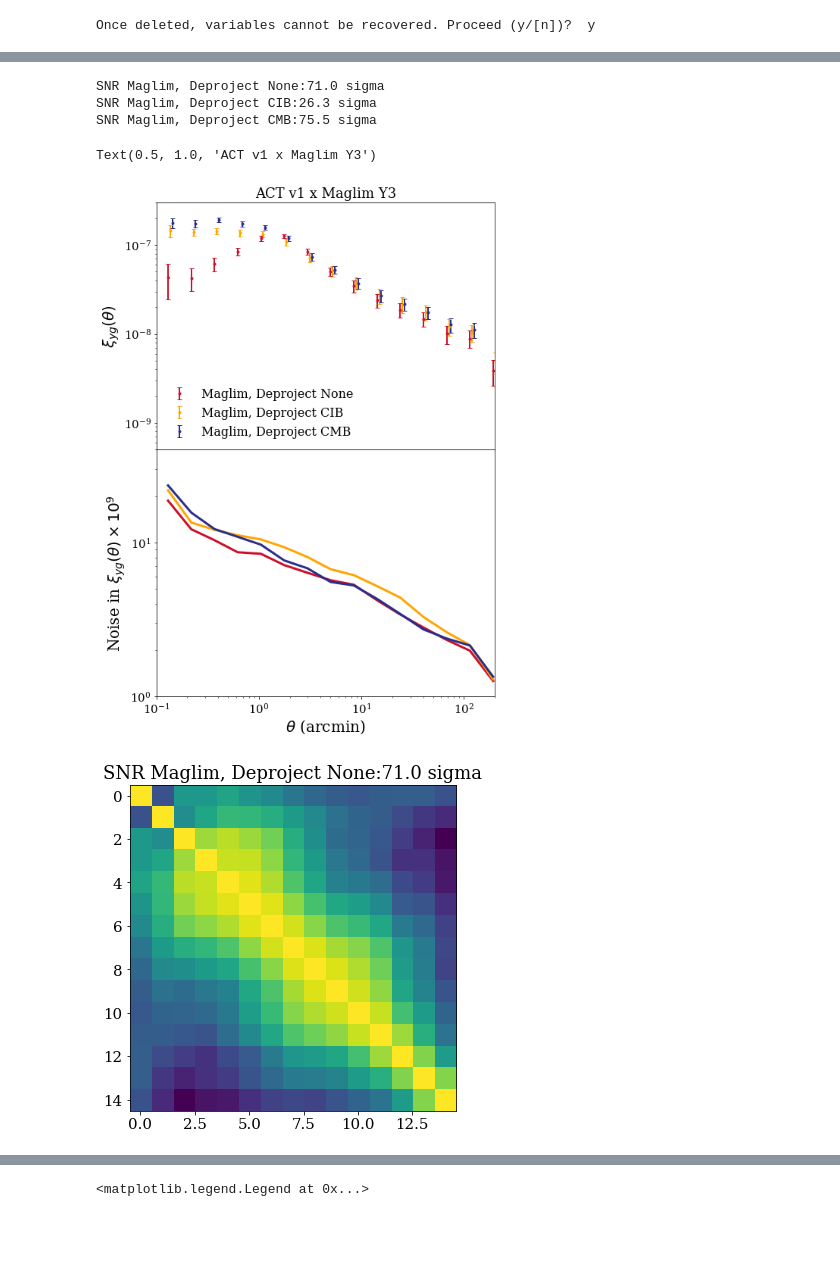
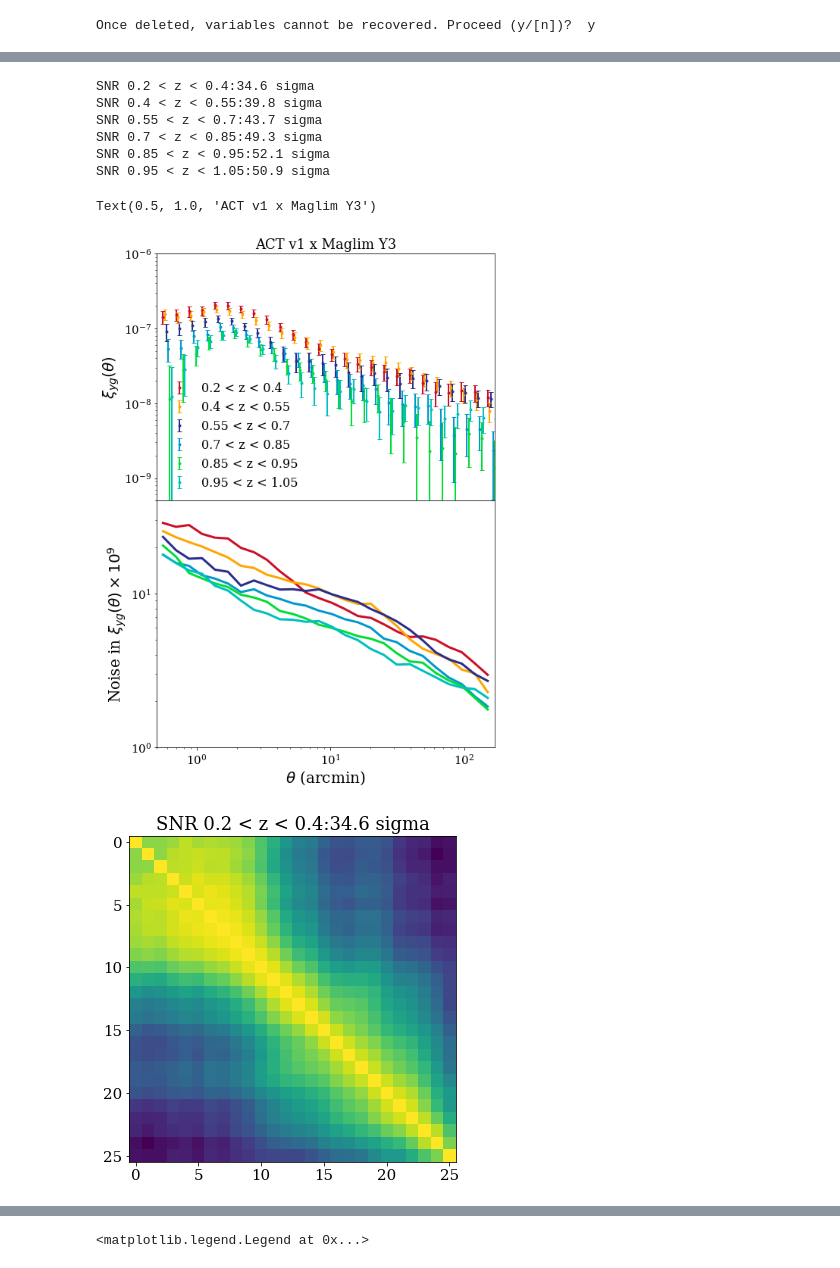
Before and after one commit to shivampcosmo/ACTxDESY3, a Jupyter notebook: src/process_cats/correlate_dy_actxdesy3.ipynb, the cells around one changed output, grey strips where cells are left out. Cells and saved outputs as stored; diff of their text form; code cells hidden in the pictures; blank space fills up the shorter version.

```diff
--- a/src/process_cats/correlate_dy_actxdesy3.ipynb
+++ b/src/process_cats/correlate_dy_actxdesy3.ipynb
@@ -140,3 +129,17 @@ def nice_colors( num, colormap='the_gold_standard', interpolation_method='linear
+# %%
+zmin_bins = np.array([0.2, 0.4, 0.55, 0.7, 0.85, 0.95])
+zmax_bins = np.array([0.4, 0.55, 0.7, 0.85, 0.95, 1.05 ])
+# labels = ['0.2 < z < 0.4','0.4 < z < 0.55','0.55 < z < 0.7', '0.7 < z < 0.85', '0.85 < z < 0.95', '0.95 < z < 1.05','All bins']
+save_dir = '/global/project/projectdirs/des/shivamp/cosmosis/ACTxDESY3/src/results/dy/'
+filenames = []
+labels = []
+for j in range(len(zmin_bins)):
+    filenames.append(save_dir + 'dy_act_deprojects_None_v1.0.0_wbeam_nside4096__cat_maglim_z_' + str(zmin_bins[j]) + '_' + str(zmax_bins[j]) + '_dojk_True_njk_180_desy3_w1.pk')
+    labels.append(str(zmin_bins[j]) + ' < z < ' + str(zmax_bins[j]))
+
+
+linestyles = ['-.','-','--',':','-.','-','--']
+factor = 1.
 # %%
 # filenames = [
 # '/global/cfs/cdirs/des/shivamp/cosmosis/ACTxDESY3/src/results/dy/dy_act_deprojects_None_v1.0.0_fwhm_2arcmin_nside4096__cat_redmagic_z_0.15_0.9_dojk_True_njk_60_desy3_w1.pk',
@@ -149,17 +152,17 @@ def nice_colors( num, colormap='the_gold_standard', interpolation_method='linear
 # linestyles = ['-.','-','--',':','-.','-','--']
 # factor = 1.
 # %%
-filenames = [
-'/global/cfs/cdirs/des/shivamp/cosmosis/ACTxDESY3/src/results/dy/dy_act_deprojects_None_v1.0.0_fwhm_2arcmin_nside4096__cat_maglim_z_0.2_1.05_dojk_True_njk_60_desy3_w1.pk',
-'/global/cfs/cdirs/des/shivamp/cosmosis/ACTxDESY3/src/results/dy/dy_act_deprojects_cib_v1.0.0_fwhm_2arcmin_nside4096__cat_maglim_z_0.2_1.05_dojk_True_njk_60_desy3_w1.pk',
-'/global/cfs/cdirs/des/shivamp/cosmosis/ACTxDESY3/src/results/dy/dy_act_deprojects_cmb_v1.0.0_fwhm_2arcmin_nside4096__cat_maglim_z_0.2_1.05_dojk_True_njk_60_desy3_w1.pk',
-]
+# filenames = [
+# '/global/cfs/cdirs/des/shivamp/cosmosis/ACTxDESY3/src/results/dy/dy_act_deprojects_None_v1.0.0_fwhm_2arcmin_nside4096__cat_maglim_z_0.2_1.05_dojk_True_njk_60_desy3_w1.pk',
+# '/global/cfs/cdirs/des/shivamp/cosmosis/ACTxDESY3/src/results/dy/dy_act_deprojects_cib_v1.0.0_fwhm_2arcmin_nside4096__cat_maglim_z_0.2_1.05_dojk_True_njk_60_desy3_w1.pk',
+# '/global/cfs/cdirs/des/shivamp/cosmosis/ACTxDESY3/src/results/dy/dy_act_deprojects_cmb_v1.0.0_fwhm_2arcmin_nside4096__cat_maglim_z_0.2_1.05_dojk_True_njk_60_desy3_w1.pk',
+# ]
 
-labels = ['Maglim, Deproject None', 'Maglim, Deproject CIB', 'Maglim, Deproject CMB']
+# labels = ['Maglim, Deproject None', 'Maglim, Deproject CIB', 'Maglim, Deproject CMB']
 
 
-linestyles = ['-.','-','--',':','-.','-','--']
-factor = 1.
+# linestyles = ['-.','-','--',':','-.','-','--']
+# factor = 1.
 # %%
 fig, ax = pl.subplots(1,1)
 fig.set_size_inches((12,10))
@@ -197,4 +228,6 @@ ax.legend()
 # %%
+
+
 import pdb
 import scipy.interpolate as interpolate
 # plot the galaxy-y correaltion
@@ -205,8 +238,8 @@ fig.subplots_adjust(hspace = 0.)
 pl.tick_params(axis='both', which='major', labelsize=15)
 pl.tick_params(axis='both', which='minor', labelsize=15)
 
-xmin = 0.1
-xmax = 200.
+xmin = 0.5
+xmax = 170.
 
 
 for j in range(len(filenames)):
@@ -239,9 +272,9 @@ for j in range(len(filenames)):
 
 #     ax[0].errorbar(factor*np.exp(dytruth.logr)*1.05**(j), xi_dytruth, yerr=xi_dytruth_sigma, label = labels[j], linestyle='None', capsize=3, lw = 2, color =nice_colors(j))
     if labels[j] == 'All bins':
-        ax[0].errorbar(factor*np.exp(dytruth.logr)*1.05**(j), xi_dytruth, yerr=xi_dytruth_sigma, label = labels[j], linestyle='-', capsize=3, lw = 2, color ='k',marker='.')
+        ax[0].errorbar(factor*np.exp(dytruth.logr)*1.03**(j), xi_dytruth, yerr=xi_dytruth_sigma, label = labels[j], linestyle='-', capsize=3, lw = 2, color ='k',marker='.')
     else:
-        ax[0].errorbar(factor*np.exp(dytruth.logr)*1.05**(j), xi_dytruth, yerr=xi_dytruth_sigma, label = labels[j], linestyle='None', capsize=3, lw = 2,marker='.', color =nice_colors(j))
+        ax[0].errorbar(factor*np.exp(dytruth.logr)*1.03**(j), xi_dytruth, yerr=xi_dytruth_sigma, label = labels[j], linestyle='None', capsize=3, lw = 2,marker='.', color =nice_colors(j))
 
 
     if j == 0:
@@ -260,7 +293,7 @@ ax[0].set_xlabel(r'$\theta$ (arcmin)', size = 20)
 ax[0].set_ylabel(r'$\xi_{yg}(\theta)$', size = 20)
 
 ax[0].set_xlim((xmin, xmax))
-ax[0].set_ylim((5.0e-10,3.0e-7))
+ax[0].set_ylim((5.0e-10,10.0e-7))
 # ax.set_title('unitynullcmb nside bands methods')
 ax[0].legend(fontsize = 20, frameon = False, loc = 'lower left')
 #fig.tight_layout()
@@ -329,35 +362,38 @@ ax[1].set_ylabel(r'Noise in $\xi_{yg}(\theta) \times 10^9$', size = 20)
 yticks = ax[1].yaxis.get_major_ticks()
 yticks[-1].set_visible(False)
 ax[0].tick_params(axis='y', labelsize=15)
 ax[1].tick_params(axis='both', labelsize=15)
 ax[1].tick_params(axis='both', which = 'minor', labelsize=15)
 
 #pl.setp(ax[0].get_xticklabels(), visible=False)
 #ax[0].tick_params(labelbottom=False)
 # print "ax[0].get_x = ", ax[0].get_xticklabels()[0].get_text()
 
 ax[0].set_xscale('log')
 ax[1].set_xscale('log')
 
 ax[1].set_yscale('log')
 ax[0].set_title(r'ACT v1 x Maglim Y3', size=18 )
 # ax[0].set_title(r'ACT v1 x Redmagic Y3', size=18 )
 #xticks = ax[0].xaxis.get_minor_ticks()
 #xticks[0].set_visible(False)
 
 #xticks = ax[0].xaxis.get_major_ticks()
 #xticks[0].set_visible(False)
 
 #ax[0].set_xticklabels(['','','',''])
 #ax[0].set_xticklabels(['','','',''], minor = True)
 
 
 
 # fig.savefig('actxdesy3_maglim_redmagic_comp_v1.pdf', format = 'pdf')
 # %% [output]
-SNR Maglim, Deproject None:71.0 sigma
-SNR Maglim, Deproject CIB:26.3 sigma
-SNR Maglim, Deproject CMB:75.5 sigma
+SNR 0.2 < z < 0.4:34.6 sigma
+SNR 0.4 < z < 0.55:39.8 sigma
+SNR 0.55 < z < 0.7:43.7 sigma
+SNR 0.7 < z < 0.85:49.3 sigma
+SNR 0.85 < z < 0.95:52.1 sigma
+SNR 0.95 < z < 1.05:50.9 sigma
 Text(0.5, 1.0, 'ACT v1 x Maglim Y3')
-[figure, old version]
+[figure, new version]
-[figure, old version]
+[figure, new version]
```
Also changed, not shown: parts of 10 cells of this notebook, 22 other files.
